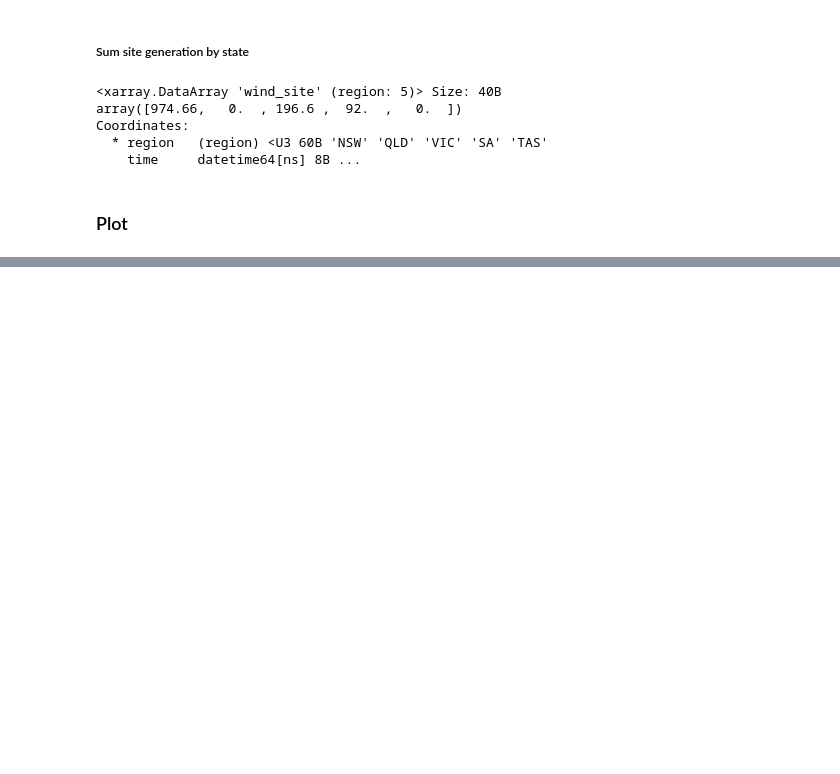
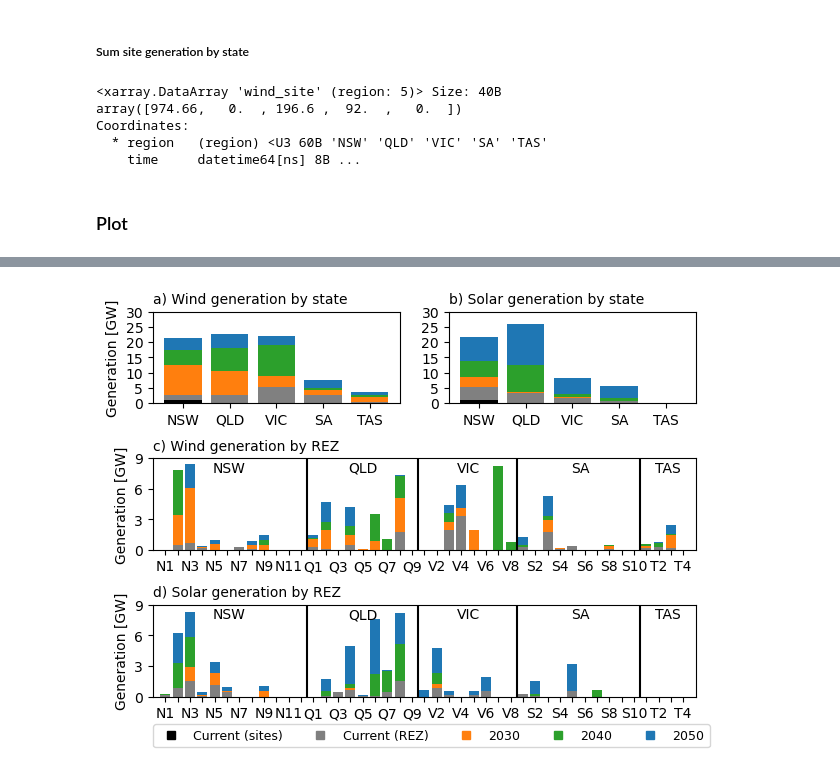
Before and after one commit to dougrichardson/power_models, a Jupyter notebook: 09_scenario_comparison.ipynb, the cells around one changed output, grey strips where cells are left out. Drawn from its saved outputs; the diff is of its cells as text; code cells hidden in the pictures; blank space fills up the shorter version.

```diff
--- a/09_scenario_comparison.ipynb
+++ b/09_scenario_comparison.ipynb
@@ -180,0 +148,83 @@ plt.savefig("figures/gen_cap.pdf", format="pdf", bbox_inches="tight")
+# %%
+fig = plt.figure(figsize=(7, 5))
+
+gs1 = fig.add_gridspec(nrows=3, ncols=2)
+
+# State wind
+ax1 = plt.subplot(gs1[0,0])
+
+val1 = wind_site_state_totals
+ax1.bar(wind_site_state_totals.region.values, val1, color="k", zorder=0)
+
+val2 = rez_state_totals["Existing_wind"]
+ax1.bar(wind_site_state_totals.region.values, val2, bottom=val1, color="gray", zorder=0)
+
+val3 = rez_state_totals["Step_change_wind_2029030"]
+ax1.bar(wind_site_state_totals.region.values, val3, bottom=val1 + val2, color="tab:orange", zorder=2)
+
+val4 = rez_state_totals["Step_change_wind_2039040"]
+ax1.bar(wind_site_state_totals.region.values, val4, bottom=val1 + val2, color="tab:green", zorder=1)
+
+val5 = rez_state_totals["Step_change_wind_2049050"]
+ax1.bar(wind_site_state_totals.region.values, val5, bottom=val1 + val2, color="tab:blue", zorder=0)
+
+# State solar
+ax2 = plt.subplot(gs1[0,1])
+
+val1 = list(solar_site_state_totals.values) + [0.]
+ax2.bar(wind_site_state_totals.region.values, val1, color="k", zorder=0)
+
+val2 = rez_state_totals["Existing_solar"]
+ax2.bar(wind_site_state_totals.region.values, val2, bottom=val1, color="gray", zorder=0)
+
+val3 = rez_state_totals["Step_change_solar_2029030"]
+ax2.bar(wind_site_state_totals.region.values, val3, bottom=val1 + val2, color="tab:orange", zorder=2)
+
+val4 = rez_state_totals["Step_change_solar_2039040"]
+ax2.bar(wind_site_state_totals.region.values, val4, bottom=val1 + val2, color="tab:green", zorder=1)
+
+val5 = rez_state_totals["Step_change_solar_2049050"]
+ax2.bar(wind_site_state_totals.region.values, val5, bottom=val1 + val2, color="tab:blue", zorder=0)
+
+ax1.set_yticks(np.arange(0, 30.1, 5))
+ax2.set_yticks(np.arange(0, 30.1, 5))
+
+ax1.set_ylabel("Generation [GW]")
+
+# By REZ
+ax3 = plt.subplot(gs1[1,:])
+ax4 = plt.subplot(gs1[2,:])
+barplot_REZ(ax3, "wind")
+barplot_REZ(ax4, "solar")
+
+# Manual legend
+col1 = Line2D([0], [0], marker='s', linestyle="None", color="k")
+col2 = Line2D([0], [0], marker='s', linestyle="None", color="tab:gray")
+col3 = Line2D([0], [0], marker='s', linestyle="None", color="tab:orange")
+col4 = Line2D([0], [0], marker='s', linestyle="None", color="tab:green")
+col5 = Line2D([0], [0], marker='s', linestyle="None", color="tab:blue")
+
+cols = [col1, col2, col3, col4, col5]
+labels = ["Current (sites)", "Current (REZ)", "2030", "2040", "2050"]
+ax4.legend(
+    cols,
+    labels,
+    loc=(0.0, -0.55),
+    ncol=5,
+    frameon=True,
+    fontsize=9
+)
+
+# ax1.set_ylabel("")
+# ax4.set_ylabel("")
+
+ax1.set_title("a) Wind generation by state", loc="left", fontsize=10)
+ax2.set_title("b) Solar generation by state", loc="left", fontsize=10)
+ax3.set_title("c) Wind generation by REZ", loc="left", fontsize=10)
+ax4.set_title("d) Solar generation by REZ", loc="left", fontsize=10)
+
+plt.subplots_adjust(hspace=0.6)
+
+plt.savefig("figures/gen_cap.pdf", format="pdf", bbox_inches="tight")
+# %% [output]
+[figure, added]
```
Also changed, not shown: parts of 5 cells of this notebook, 2 other files.
